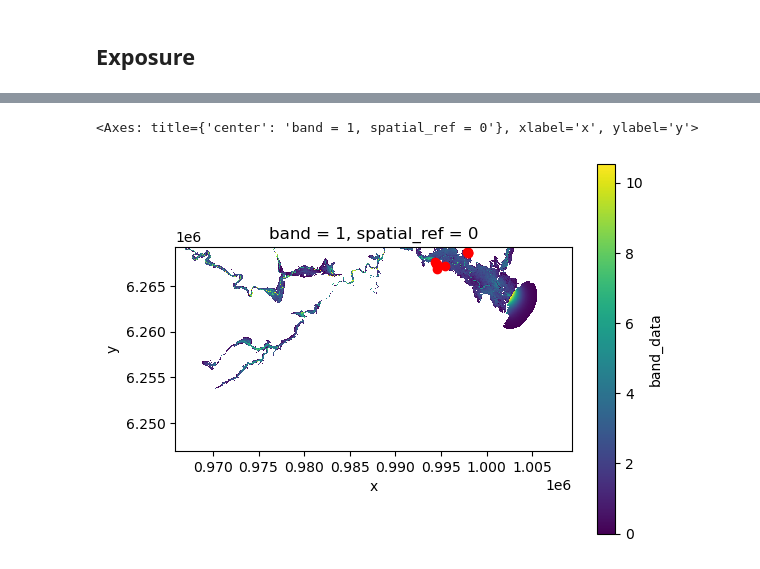
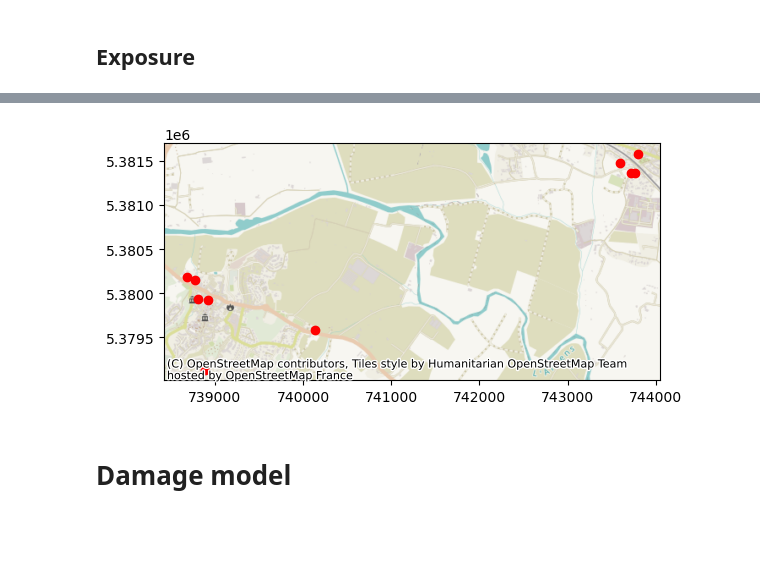
Before and after one commit to souhailaboulfadile/DamageModel, a Jupyter notebook: code/damage.ipynb, the cells around one changed output, grey strips where cells are left out. Cells and saved outputs as stored; diff of their text form; code cells hidden in the pictures; blank space fills up the shorter version.

```diff
--- a/code/damage.ipynb
+++ b/code/damage.ipynb
@@ -9,10 +13,17 @@ import rioxarray as rxr
 # %% [markdown]
 # Read data
+# %%
+hazard_fn = 'HMaxProba_SudEst_274_100.asc'
+vul_fn = 'CourbeDommages.csv'
+exp_fn = 'Portefeuille.csv'
 # %% [markdown]
 ## Hazard
 # %%
-#Read hazard map as an xarray.Dataset
-haz = xr.open_dataset('HMaxProba_SudEst_274_100.asc', engine='rasterio').squeeze().band_data
+fig, ax = plt.subplots()
+haz = xr.open_dataset(hazard_fn, engine='rasterio').squeeze().band_data
 haz.rio.write_crs("EPSG:2154", inplace=True) #Assign CRS
-haz.plot()
+haz.rio.reproject(dst_crs=3857).plot(ax = ax, cbar_kwargs={'label': 'Water depth (m)'})
+ctx.add_basemap(ax)
+ax.set_title('Hazard map')
+plt.show()
 # %% [output]
@@ -34,7 +45,7 @@ plt.show()
 # %% [markdown]
 ## Exposure
 # %%
-exp = pd.read_csv('Portefeuille.csv', encoding='ISO-8859-1', delimiter=';', index_col='ID')
+exp = pd.read_csv(exp_fn, encoding='ISO-8859-1', delimiter=';', index_col='ID')
 
 from shapely.geometry import Point
 geometry = [Point(xy) for xy in zip(exp['X'], exp['Y'])]
@@ -44,7 +70,6 @@ exp.crs = "EPSG:2154"
 # %%
 fig, ax = plt.subplots()
-haz.plot(ax = ax)
-exp.plot(ax = ax, color = 'red')
+exp.to_crs(epsg = 3857).plot(ax = ax, color = 'red')
+ctx.add_basemap(ax)
 # %% [output]
-<Axes: title={'center': 'band = 1, spatial_ref = 0'}, xlabel='x', ylabel='y'>
-[figure, old version]
+[figure, new version]
@@ -52,0 +79,2 @@ exp.to_file('Portefeuille.geojson')
+# %% [markdown]
+# Damage model
```
Also changed, not shown: parts of 17 cells of this notebook, 2 other files.
